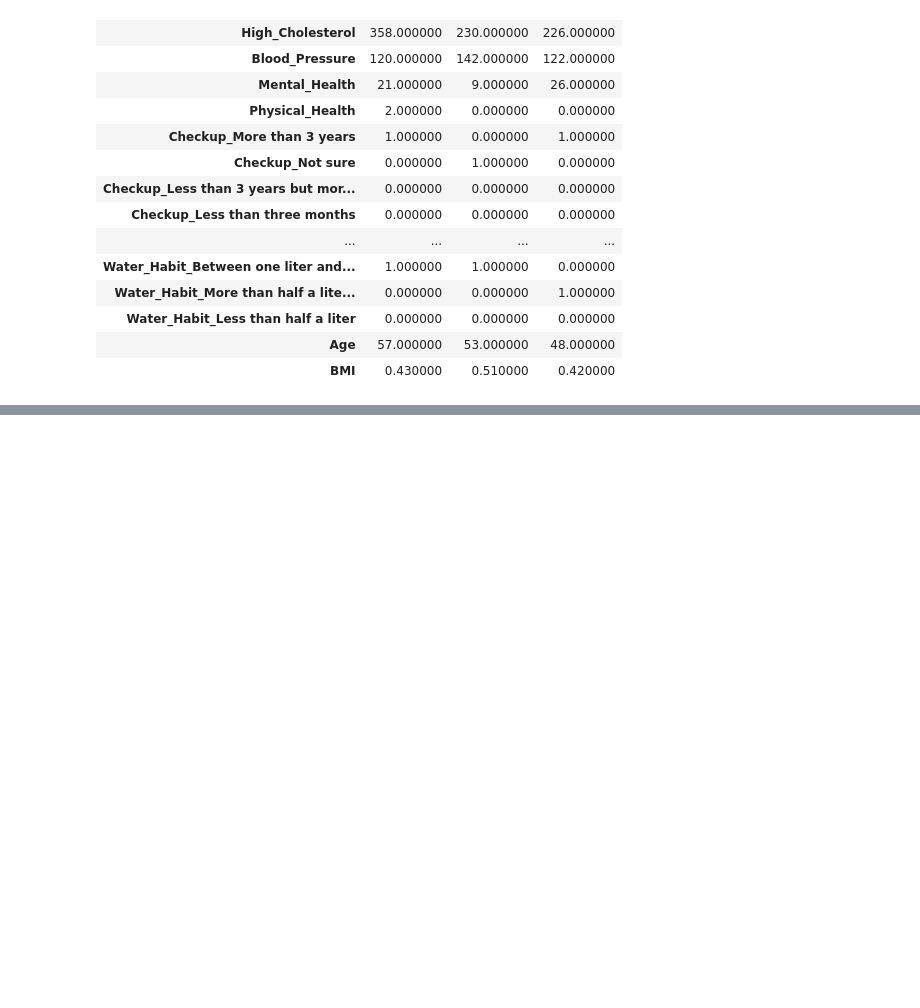
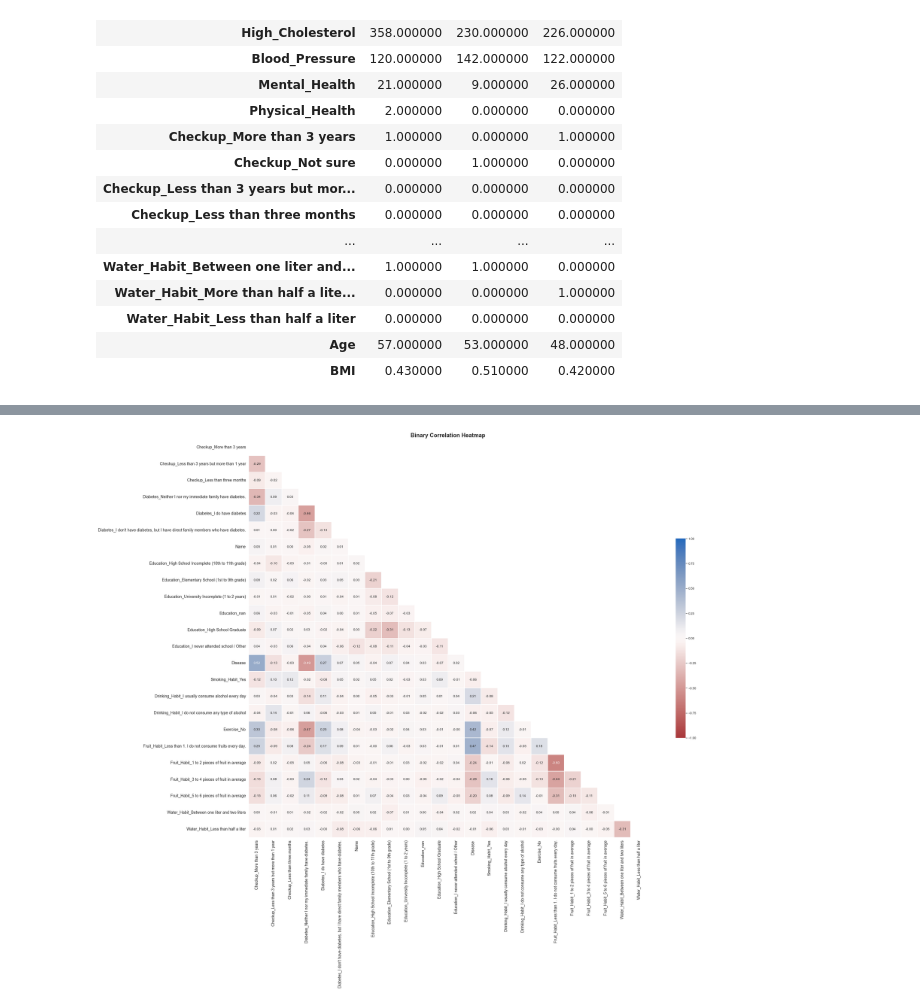
Before and after one commit to Danielfranco7/sharing-github, a Jupyter notebook: The Smith Parasite - Data Description.ipynb, the cells around one changed output, grey strips where cells are left out. Saved outputs shown, nothing was run; the diff lists cells and outputs as text; code cells hidden in the pictures; blank space fills up the shorter version.

```diff
--- a/The Smith Parasite - Data Description.ipynb
+++ b/The Smith Parasite - Data Description.ipynb
@@ -662,3 +704,46 @@ train_data.drop(['Water_Habit_Less than half a liter','Fruit_Habit_More than six
+# %%
+# Dropping redundant features taking into consideration the correlation with target (lower gets dropped)
+train_data.drop(['Checkup_Not sure',
+                'Exercise_Yes',
+                'Smoking_Habit_No',
+                'Fruit_Habit_More than six pieces of fruit',
+                'Drinking_Habit_I consider myself a social drinker',
+                'Education_University Complete (3 or more years)',
+                'Water_Habit_More than half a liter but less than one liter',
+                'Diabetes_I have/had pregnancy diabetes or borderline diabetes'
+                ],axis = 1, inplace = True)
+# %%
+# Subseting numerical features
+numerical = train_data.select_dtypes(include = ['float64', 'int64'])
+
+
+# Getting binary features
+binary = [col for col, rows in numerical.items() if len(rows.value_counts()) == 2]
+
+# Correlations analysis
+# Plot
+cmap = sns.color_palette('vlag_r', as_cmap=True)
+
+# Computing the correlation matrix
+corr = train_data[binary].corr('spearman')
+
+# Generating a mask for the upper triangle
+mask = np.triu(np.ones_like(corr, dtype=bool))
+
+
+plt.figure(figsize = (36, 26))
+plt.yticks(fontsize = 14)
+plt.xticks(fontsize = 14)
+sns.heatmap(corr, mask = mask, cmap = cmap, vmax = 1, vmin = -1, center = 0,
+            square = True, linewidths = .8, cbar_kws = {'shrink': .5}, annot = True, fmt = '.2f')
+
+#customize
+plt.title('Binary Correlation Heatmap',fontsize = 20, fontweight = 'bold')
+
+
+plt.show()
+# %% [output]
+[figure, added]
 # %%
 # Creating excel files with treated data
 train_data.to_csv(os.path.join(path, 'train_data.csv'))
```
Also changed, not shown: parts of 11 cells of this notebook.
